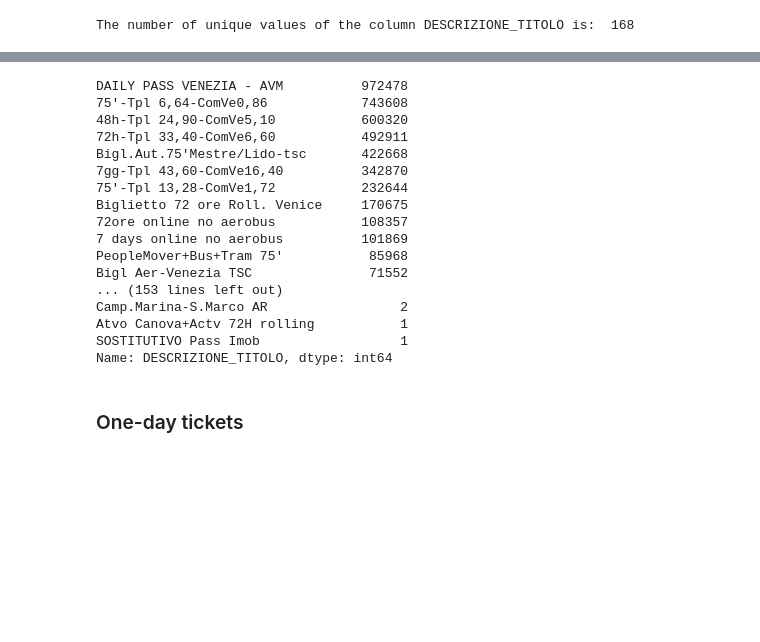
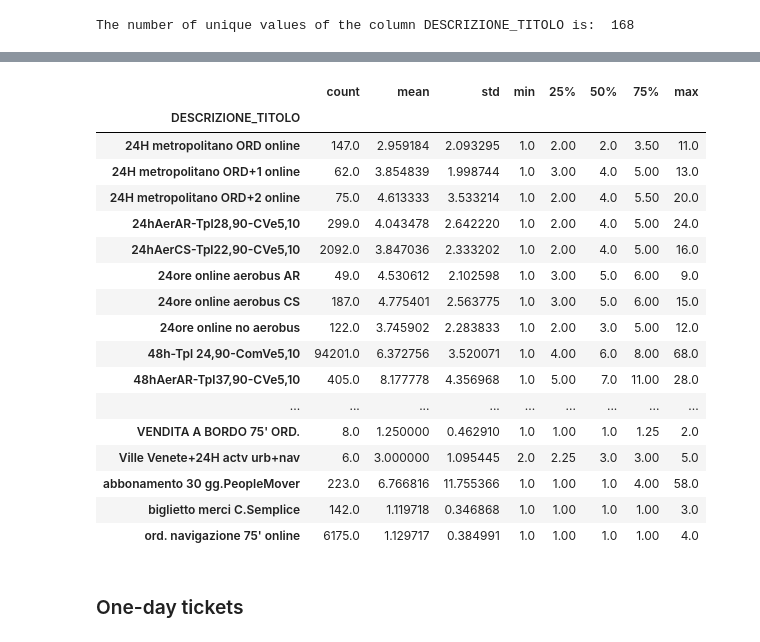
Before and after one commit to matteograzioso1/Tirocinio-Progetto-MASTER, a Jupyter notebook: Notebook 1.ipynb, the cells around one changed output, grey strips where cells are left out. Saved outputs shown, nothing was run; the diff lists cells and outputs as text; code cells hidden in the pictures; blank space fills up the shorter version.

```diff
--- a/Notebook 1.ipynb
+++ b/Notebook 1.ipynb
@@ -80,25 +188,26 @@ The number of unique values of the column DESCRIZIONE_TITOLO is:  168
 # %%
 # How many tickets are there for each type?
 # Print the count and the average of validation for each ticket type
-df['DESCRIZIONE_TITOLO'].value_counts()
+df.groupby('DESCRIZIONE_TITOLO')['SERIALE'].value_counts().groupby('DESCRIZIONE_TITOLO').describe()
 # %% [output]
-DAILY PASS VENEZIA - AVM          972478
-75'-Tpl 6,64-ComVe0,86            743608
-48h-Tpl 24,90-ComVe5,10           600320
-72h-Tpl 33,40-ComVe6,60           492911
-Bigl.Aut.75'Mestre/Lido-tsc       422668
-7gg-Tpl 43,60-ComVe16,40          342870
-75'-Tpl 13,28-ComVe1,72           232644
-Biglietto 72 ore Roll. Venice     170675
-72ore online no aerobus           108357
-7 days online no aerobus          101869
-PeopleMover+Bus+Tram 75'           85968
-Bigl Aer-Venezia TSC               71552
-... (153 lines left out)
-Camp.Marina-S.Marco AR                 2
-Atvo Canova+Actv 72H rolling           1
-SOSTITUTIVO Pass Imob                  1
-Name: DESCRIZIONE_TITOLO, dtype: int64
+|  | count | mean | std | min | 25% | 50% | 75% | max |
+| DESCRIZIONE_TITOLO |  |  |  |  |  |  |  |  |
+| 24H metropolitano ORD online | 147.0 | 2.959184 | 2.093295 | 1.0 | 2.00 | 2.0 | 3.50 | 11.0 |
+| 24H metropolitano ORD+1 online | 62.0 | 3.854839 | 1.998744 | 1.0 | 3.00 | 4.0 | 5.00 | 13.0 |
+| 24H metropolitano ORD+2 online | 75.0 | 4.613333 | 3.533214 | 1.0 | 2.00 | 4.0 | 5.50 | 20.0 |
+| 24hAerAR-Tpl28,90-CVe5,10 | 299.0 | 4.043478 | 2.642220 | 1.0 | 2.00 | 4.0 | 5.00 | 24.0 |
+| 24hAerCS-Tpl22,90-CVe5,10 | 2092.0 | 3.847036 | 2.333202 | 1.0 | 2.00 | 4.0 | 5.00 | 16.0 |
+| 24ore online aerobus AR | 49.0 | 4.530612 | 2.102598 | 1.0 | 3.00 | 5.0 | 6.00 | 9.0 |
+| 24ore online aerobus CS | 187.0 | 4.775401 | 2.563775 | 1.0 | 3.00 | 5.0 | 6.00 | 15.0 |
+| 24ore online no aerobus | 122.0 | 3.745902 | 2.283833 | 1.0 | 2.00 | 3.0 | 5.00 | 12.0 |
+| 48h-Tpl 24,90-ComVe5,10 | 94201.0 | 6.372756 | 3.520071 | 1.0 | 4.00 | 6.0 | 8.00 | 68.0 |
+| 48hAerAR-Tpl37,90-CVe5,10 | 405.0 | 8.177778 | 4.356968 | 1.0 | 5.00 | 7.0 | 11.00 | 28.0 |
+| ... | ... | ... | ... | ... | ... | ... | ... | ... |
+| VENDITA A BORDO 75' ORD. | 8.0 | 1.250000 | 0.462910 | 1.0 | 1.00 | 1.0 | 1.25 | 2.0 |
+| Ville Venete+24H actv urb+nav | 6.0 | 3.000000 | 1.095445 | 2.0 | 2.25 | 3.0 | 3.00 | 5.0 |
+| abbonamento 30 gg.PeopleMover | 223.0 | 6.766816 | 11.755366 | 1.0 | 1.00 | 1.0 | 4.00 | 58.0 |
+| biglietto merci C.Semplice | 142.0 | 1.119718 | 0.346868 | 1.0 | 1.00 | 1.0 | 1.00 | 3.0 |
+| ord. navigazione 75' online | 6175.0 | 1.129717 | 0.384991 | 1.0 | 1.00 | 1.0 | 1.00 | 4.0 |
 # %% [markdown]
 ### One-day tickets
 # %%
```
Also changed, not shown: parts of 60 cells of this notebook, 2 other files.
